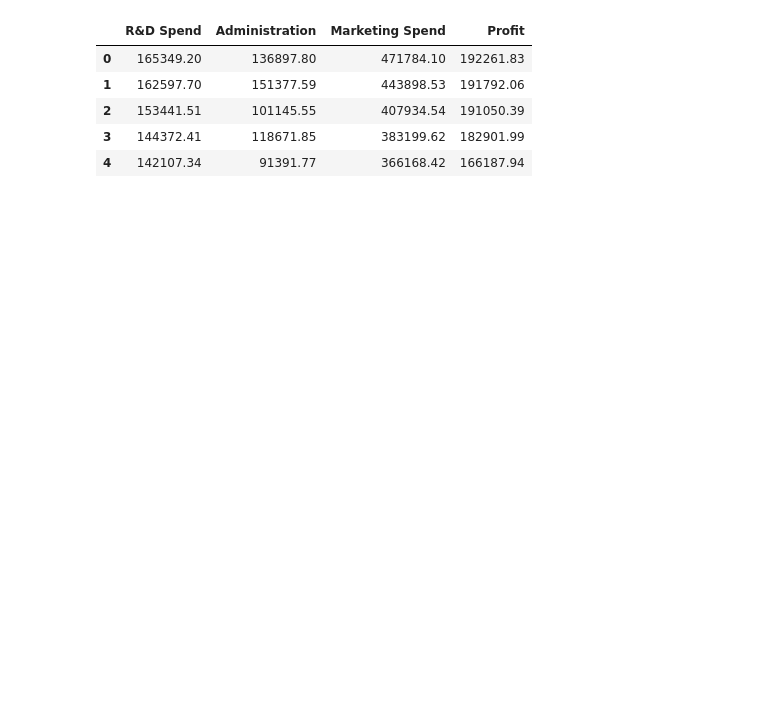
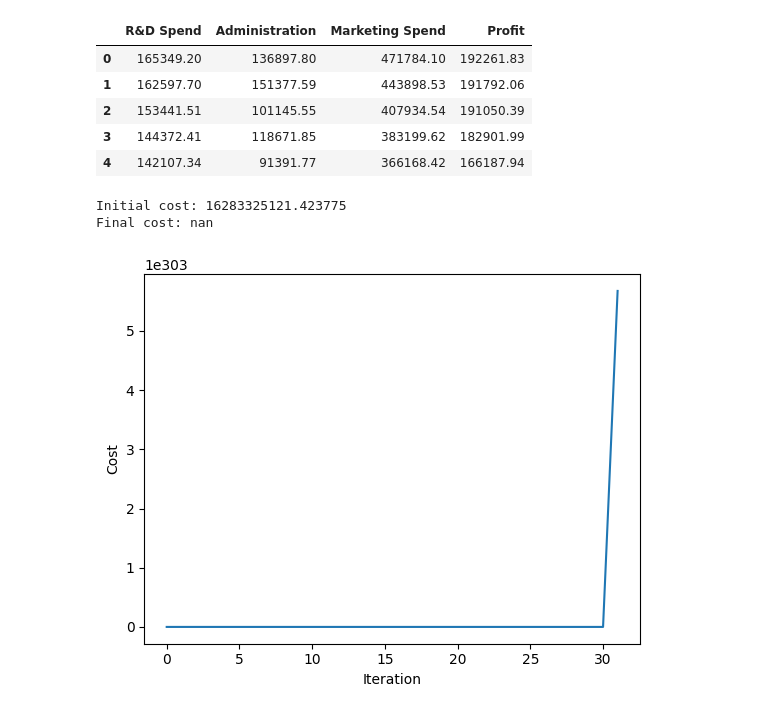
Before and after one commit to iadel93/DEBI_Python, a Jupyter notebook: MachineLearning/MultiplefeatureLinearRegression.ipynb, the cells around one changed output. Saved outputs shown, nothing was run; the diff lists cells and outputs as text; code cells hidden in the pictures; blank space fills up the shorter version.

```diff
--- a/MachineLearning/MultiplefeatureLinearRegression.ipynb
+++ b/MachineLearning/MultiplefeatureLinearRegression.ipynb
@@ -10,3 +10,44 @@ data.head()
 | 2 | 153441.51 | 101145.55 | 407934.54 | 191050.39 |
 | 3 | 144372.41 | 118671.85 | 383199.62 | 182901.99 |
 | 4 | 142107.34 | 91391.77 | 366168.42 | 166187.94 |
+# %%
+import numpy as np
+import matplotlib.pyplot as plt
+
+X = data.iloc[:, :-1].values
+y = data.iloc[:, -1].values
+
+def linear_regression(X, theta):
+    return X.dot(theta)
+
+def cost_function(X, y, theta):
+    m = len(y)
+    J = (1/(2*m)) * sum((linear_regression(X, theta) - y)**2)
+    return J
+
+def gradient_descent(X, y, theta, alpha, num_iters):
+    J_history = []
+    for i in range(num_iters):
+        theta = theta - (alpha) * X.T.dot(linear_regression(X, theta) - y)
+        J_history.append(cost_function(X, y, theta))
+    return theta, J_history
+
+X = np.c_[np.ones(X.shape[0]), X]
+theta = np.random.rand(X.shape[1])
+
+J_initital = cost_function(X, y, theta)
+print(f'Initial cost: {J_initital}')
+
+theta, J_history = gradient_descent(X, y, theta, 0.00000001, 1000)
+
+J_final = J_history[-1]
+print(f'Final cost: {J_final}')
+
+plt.plot(J_history)
+plt.xlabel('Iteration')
+plt.ylabel('Cost')
+plt.show()
+# %% [output]
+Initial cost: 16283325121.423775
+Final cost: nan
+[figure, added]
```
Also changed, not shown: parts of 4 cells of this notebook, 1 other file.
